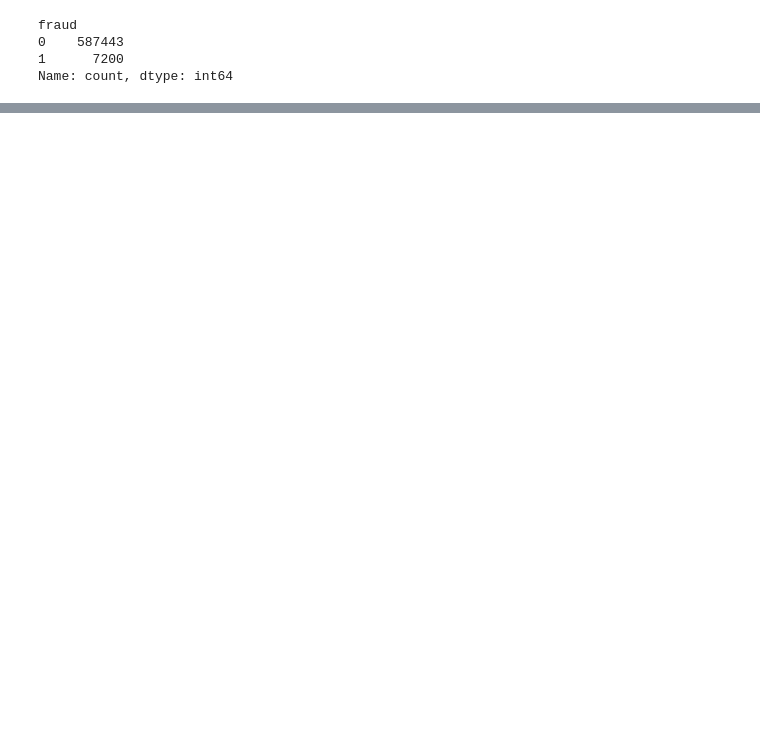
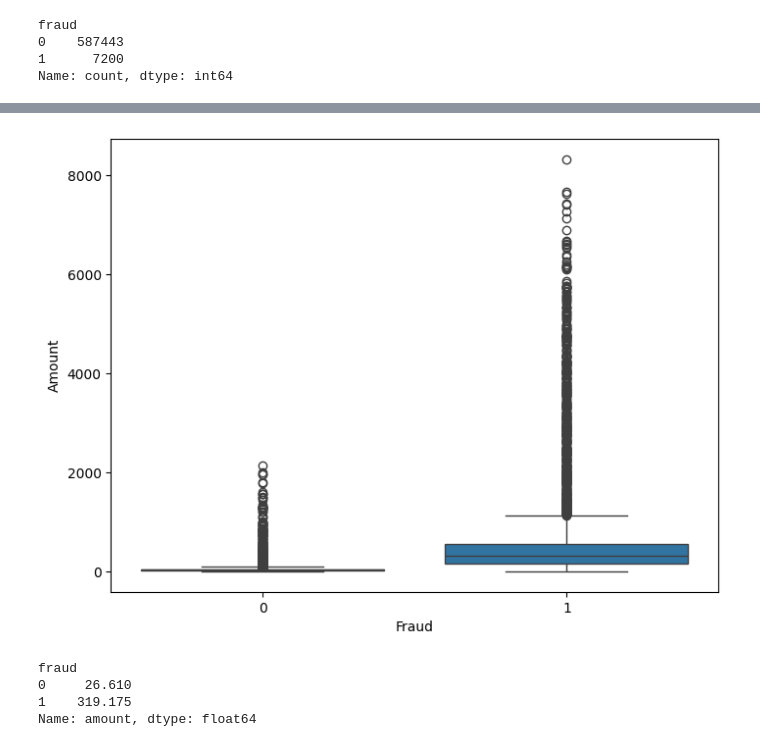
Before and after one commit to Ashwini8686/financial-transaction-fraud-detection, a Jupyter notebook: Notebook/Fraud_detection.ipynb, the cells around one changed output, grey strips where cells are left out. Drawn from its saved outputs; the diff is of its cells as text; code cells hidden in the pictures; blank space fills up the shorter version.

```diff
--- a/Notebook/Fraud_detection.ipynb
+++ b/Notebook/Fraud_detection.ipynb
@@ -206,0 +422,15 @@ Name: count, dtype: int64
+# %%
+plt.figure(figsize=(8, 6))
+sns.boxplot(x="fraud", y="amount", data=df)
+plt.xlabel("Fraud")
+plt.ylabel("Amount")
+plt.show()
+# %% [output]
+[figure, added]
+# %%
+df.groupby("fraud")['amount'].median()
+# %% [output]
+fraud
+0     26.610
+1    319.175
+Name: amount, dtype: float64
```
Also changed, not shown: parts of 40 cells of this notebook.
